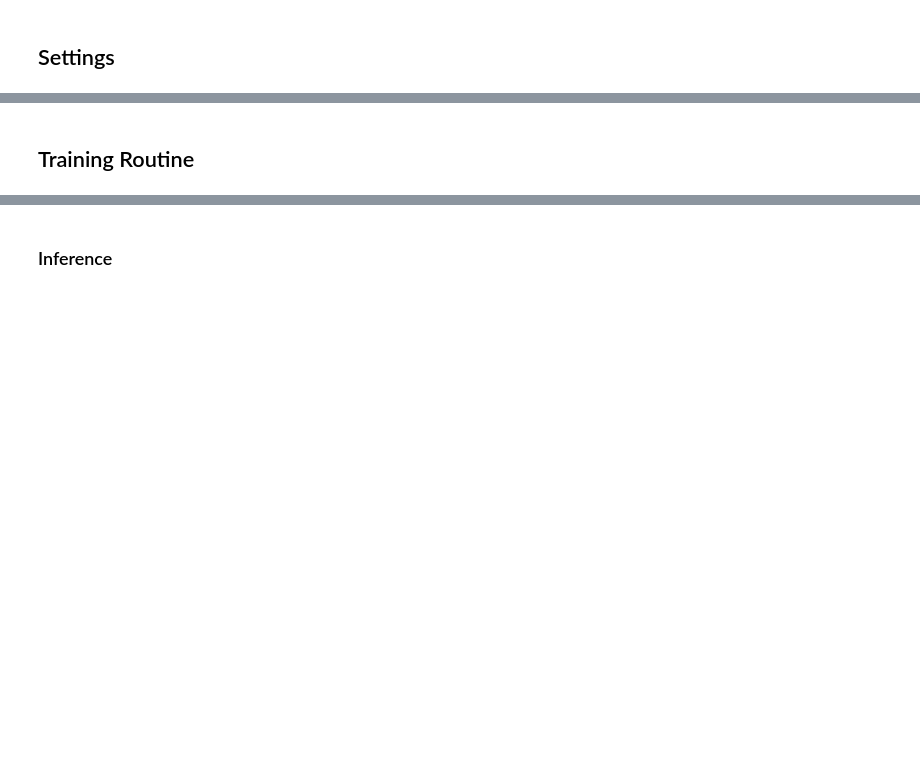
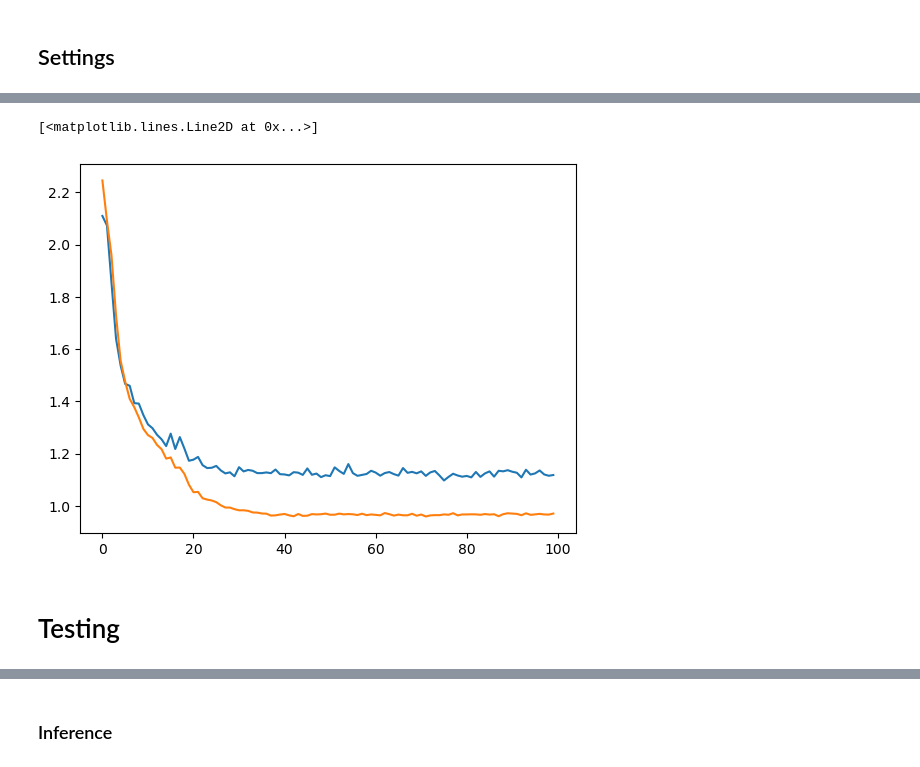
Before and after one commit to bzitko/nlp_repo, a Jupyter notebook: assignments/a05/nlp_a05.1_surname_classification_rnn.ipynb, the cells around one changed output, grey strips where cells are left out. Cells and saved outputs as stored; diff of their text form; code cells hidden in the pictures; blank space fills up the shorter version.

Commit message:
05. rnn surname generation and classification

```diff
--- a/assignments/a05/nlp_a05.1_surname_classification_rnn.ipynb
+++ b/assignments/a05/nlp_a05.1_surname_classification_rnn.ipynb
@@ -391,19 +270,0 @@ Using CUDA: False
-# %%
-if args.reload_from_files and os.path.exists(args.vectorizer_file):
-    # training from a checkpoint
-    dataset = SurnameDataset.load_dataset_and_load_vectorizer(args.surname_csv,
-                                                              args.vectorizer_file)
-else:
-    # create dataset and vectorizer
-    dataset = SurnameDataset.load_dataset_and_make_vectorizer(args.surname_csv)
-    dataset.save_vectorizer(args.vectorizer_file)
-
-vectorizer = dataset.get_vectorizer()
-
-classifier = SurnameClassifier(embedding_size=args.char_embedding_size,
-                               num_embeddings=len(vectorizer.char_vocab),
-                               num_classes=len(vectorizer.nationality_vocab),
-                               rnn_hidden_size=args.rnn_hidden_size,
-                               padding_idx=vectorizer.char_vocab.mask_index)
-# %% [markdown]
-## Training Routine
@@ -461 +271,24 @@ def compute_accuracy(y_pred, y_target):
+# %%
+# accuracy
+def compute_accuracy(y_hat, y):
+    _, y_hat_indices = y_hat.max(dim=1)
+    n_correct = torch.eq(y_hat_indices, y).sum().item()
+    return n_correct / len(y_hat_indices) * 100
+
+# early stopping
+def early_stop(train_state, model):
+    val_loss = train_state["val_loss"]
+    if len(val_loss) < 2:
+        torch.save(model.state_dict(), args.model_filename)
+        return False
+
+    if val_loss[-1] < val_loss[-2]:
+        torch.save(model.state_dict(), args.model_filename)
+
+    if len(val_loss) >= args.early_stop:
+        val_loss =  val_loss[-args.early_stop:]
+        return all(val_loss[i] < val_loss[i + 1]
+                   for i in range(args.early_stop - 1))
+
+    return False
 # %%
@@ -578,3 +381,11 @@ try:
 except KeyboardInterrupt:
     print("Exiting loop")
+# %%
+plt.plot(train_state["val_loss"])
+plt.plot(train_state["train_loss"])
+# %% [output]
+[<matplotlib.lines.Line2D at 0x...>]
+[figure, added]
+# %% [markdown]
+# Testing
 # %%
```
Also changed, not shown: parts of 27 cells of this notebook, 3 other files.
